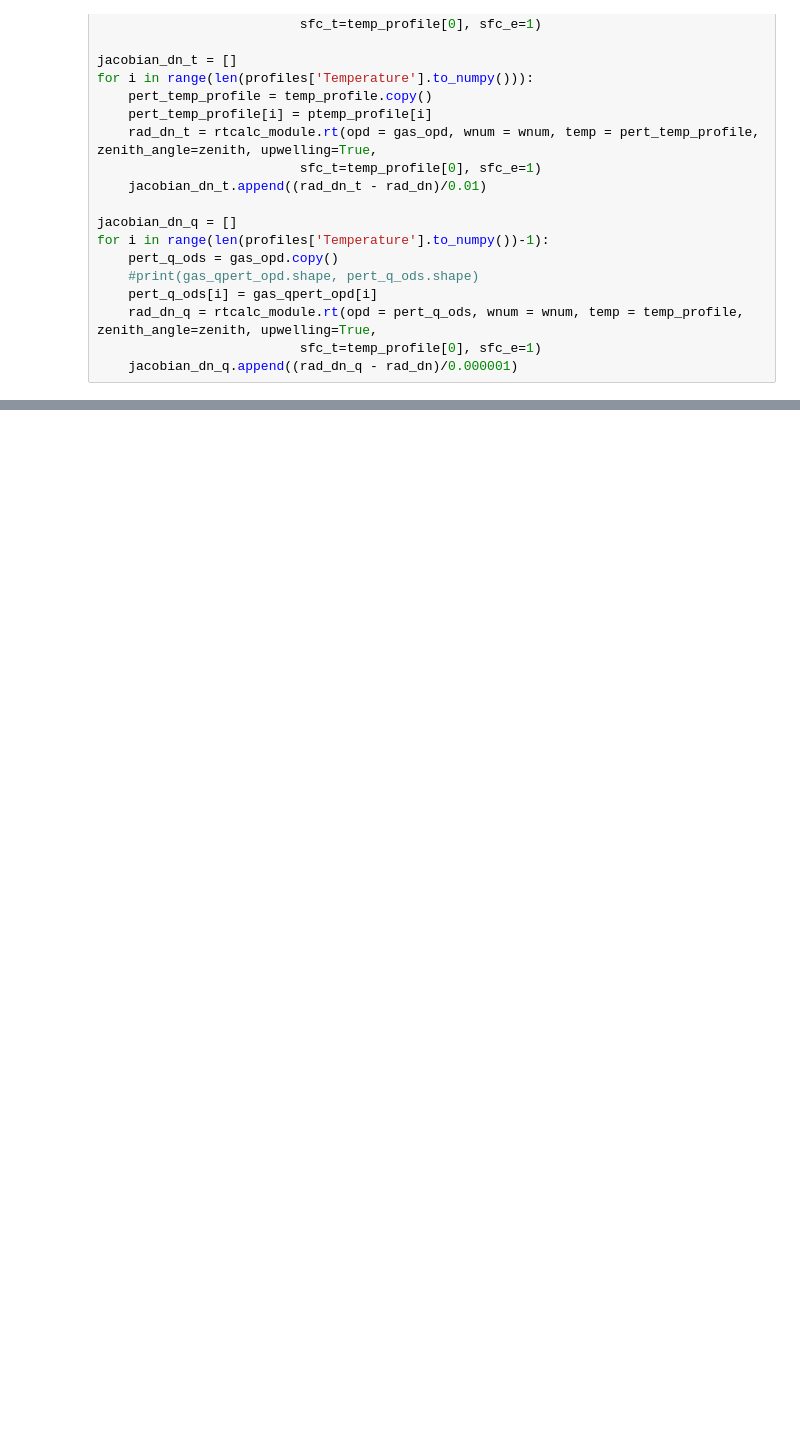
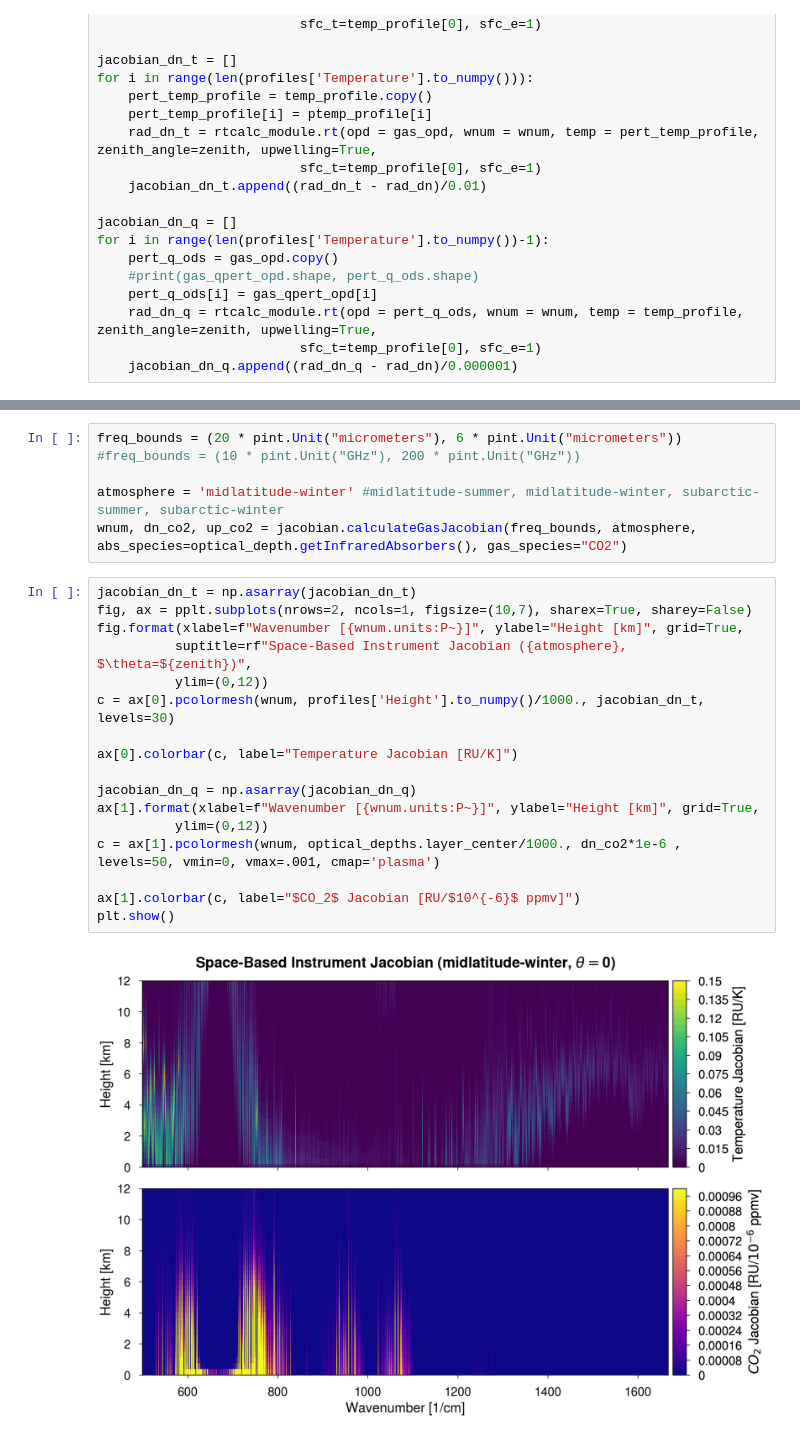
Before and after one commit to wblumberg/ESCI345, a Jupyter notebook: 08.Radiative_Transfer_Equation/Jacobian_Calculator.ipynb, the cells around one changed output, grey strips where cells are left out. Cells and saved outputs as stored; diff of their text form; blank space fills up the shorter version.

```diff
--- a/08.Radiative_Transfer_Equation/Jacobian_Calculator.ipynb
+++ b/08.Radiative_Transfer_Equation/Jacobian_Calculator.ipynb
@@ -186,0 +173,25 @@ plt.show()
+# %%
+freq_bounds = (20 * pint.Unit("micrometers"), 6 * pint.Unit("micrometers"))
+#freq_bounds = (10 * pint.Unit("GHz"), 200 * pint.Unit("GHz"))
+
+atmosphere = 'midlatitude-winter' #midlatitude-summer, midlatitude-winter, subarctic-summer, subarctic-winter
+wnum, dn_co2, up_co2 = jacobian.calculateGasJacobian(freq_bounds, atmosphere, abs_species=optical_depth.getInfraredAbsorbers(), gas_species="CO2")
+# %%
+jacobian_dn_t = np.asarray(jacobian_dn_t)
+fig, ax = pplt.subplots(nrows=2, ncols=1, figsize=(10,7), sharex=True, sharey=False)
+fig.format(xlabel=f"Wavenumber [{wnum.units:P~}]", ylabel="Height [km]", grid=True,
+          suptitle=rf"Space-Based Instrument Jacobian ({atmosphere}, $\theta=${zenith})",
+          ylim=(0,12))
+c = ax[0].pcolormesh(wnum, profiles['Height'].to_numpy()/1000., jacobian_dn_t, levels=30)
+
+ax[0].colorbar(c, label="Temperature Jacobian [RU/K]")
+
+jacobian_dn_q = np.asarray(jacobian_dn_q)
+ax[1].format(xlabel=f"Wavenumber [{wnum.units:P~}]", ylabel="Height [km]", grid=True,
+          ylim=(0,12))
+c = ax[1].pcolormesh(wnum, optical_depths.layer_center/1000., dn_co2*1e-6 , levels=50, vmin=0, vmax=.001, cmap='plasma')
+
+ax[1].colorbar(c, label="$CO_2$ Jacobian [RU/$10^{-6}$ ppmv]")
+plt.show()
+# %% [output]
+[figure, added]
```
Also changed, not shown: parts of 5 cells of this notebook, 14 other files.
